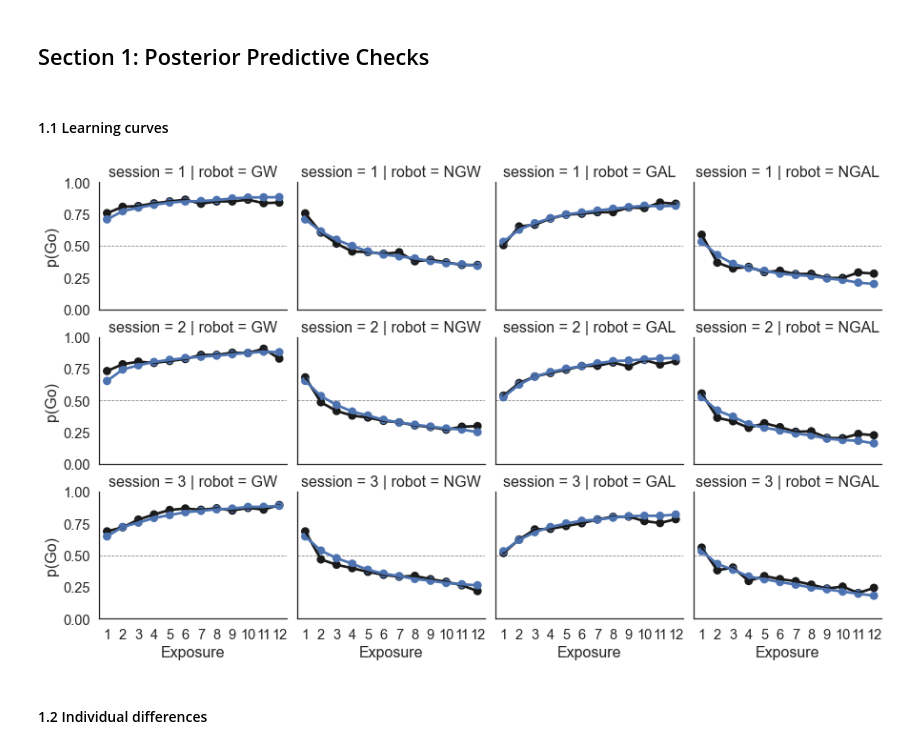
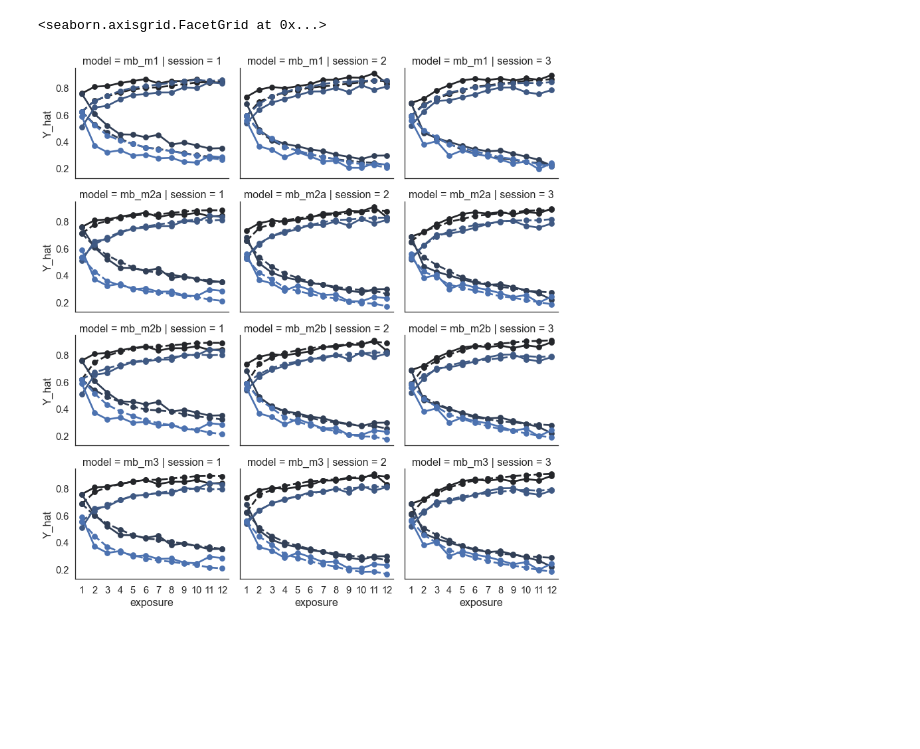
Before and after one commit to nivlab/RobotFactory, a Jupyter notebook: study02/04_Posterior.ipynb, the cells around one changed output. Drawn from its saved outputs; the diff is of its cells as text; code cells hidden in the pictures; blank space fills up the shorter version.

Commit message:
push updated models

```diff
--- a/study02/04_Posterior.ipynb
+++ b/study02/04_Posterior.ipynb
@@ -9,43 +8,25 @@ sns.set_theme(context='notebook', style='white', font_scale=1.33)
-# %% [markdown]
-## Section 1: Posterior Predictive Checks
 # %%
-## Define parameters.
-stan_model = 'infinite_m1_pp'
+stan_models = ['mb_m1','mb_m2a', 'mb_m2b', 'mb_m3']
 sessions = [1,2,3]
 
-## Iteratively load models.
 data = []
+for stan_model in stan_models:
 
-for i in sessions:
+    for session in sessions:
 
-    ## Load posterior predictive check data.
-    df = read_csv(os.path.join('stan_results', f'{stan_model}_s{i}_ppc.tsv.gz'), sep='\t', compression='gzip')
+        df = read_csv(os.path.join('stan_results','mb',f'{stan_model}_s{session}_ppc.tsv'), sep='\t')
+        df['model'] = stan_model
+        data.append(df)
 
-    ## Append.
-    data.append(df)
-
-## Concatenate DataFrames.
 data = concat(data)
-
-## Reformat columns.
-data['robot'] = data['robot'].replace({0:'GW', 1:'NGW', 2:'GAL', 3:'NGAL'})
-# %% [markdown]
-#### 1.1 Learning curves
 # %%
 ## Initialize canvas.
-g = sns.FacetGrid(data, row='session', col='robot', col_order=['GW','NGW','GAL','NGAL'],
-                  height=2.5, aspect=1.25)
+g = sns.FacetGrid(data, row='model', row_order=stan_models, col='session', col_order=sessions, aspect=1.25)
+order = np.arange(12) + 1
+hue_order = ['GW','NGW','GAL','NGAL']
 
-## Plot action.
-g.map(sns.pointplot, 'exposure', 'choice', order=np.arange(12)+1, ci=None, color='k')
-g.map(sns.pointplot, 'exposure', 'Y_hat', order=np.arange(12)+1, ci=None)
-
-## Add detail.
-for ax in g.axes.flatten(): ax.axhline(0.5, lw=0.8, linestyle='--', color='0.5', zorder=-1)
-g.set_xlabels('Exposure')
-g.set_ylabels('p(Go)')
-g.set(ylim=(0,1));
+g.map(sns.pointplot, 'exposure', 'choice', 'robot', order=order, hue_order=hue_order, ci=None)
+g.map(sns.pointplot, 'exposure', 'Y_hat', 'robot', order=order, hue_order=hue_order, ci=None, linestyles='--')
 # %% [output]
+<seaborn.axisgrid.FacetGrid at 0x...>
-[figure, old version]
+[figure, new version]
-# %% [markdown]
-#### 1.2 Individual differences
```
Also changed, not shown: parts of 21 cells of this notebook, 9 other files.
